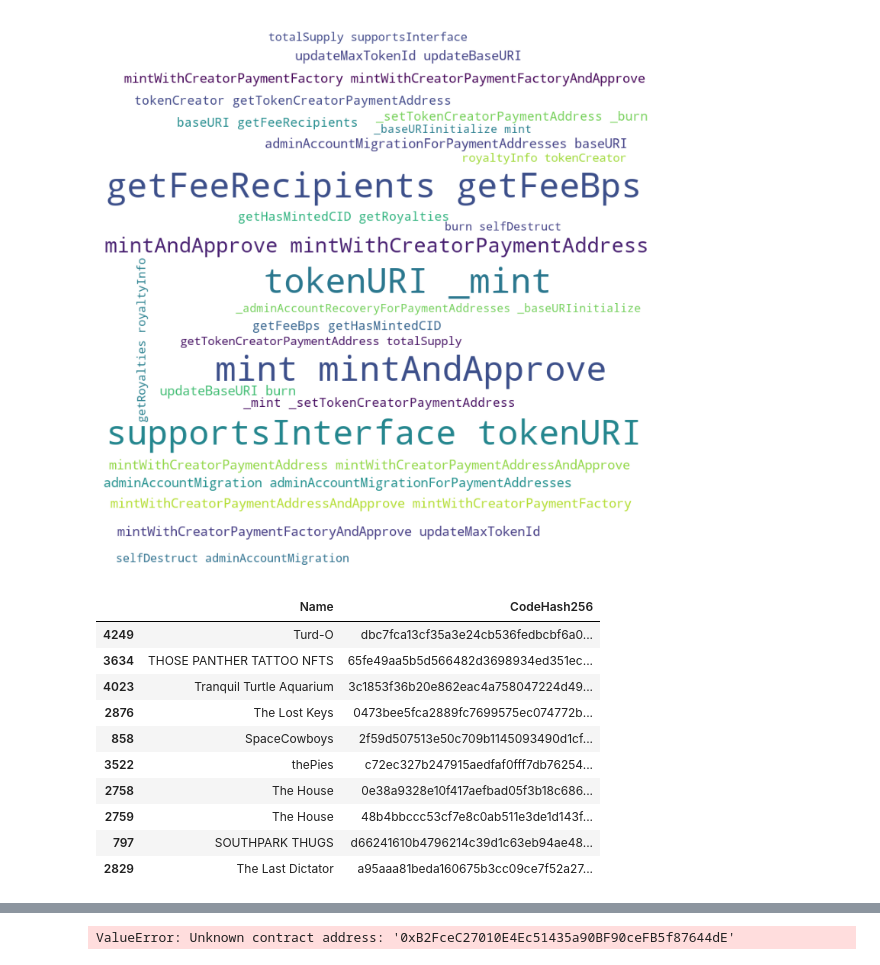
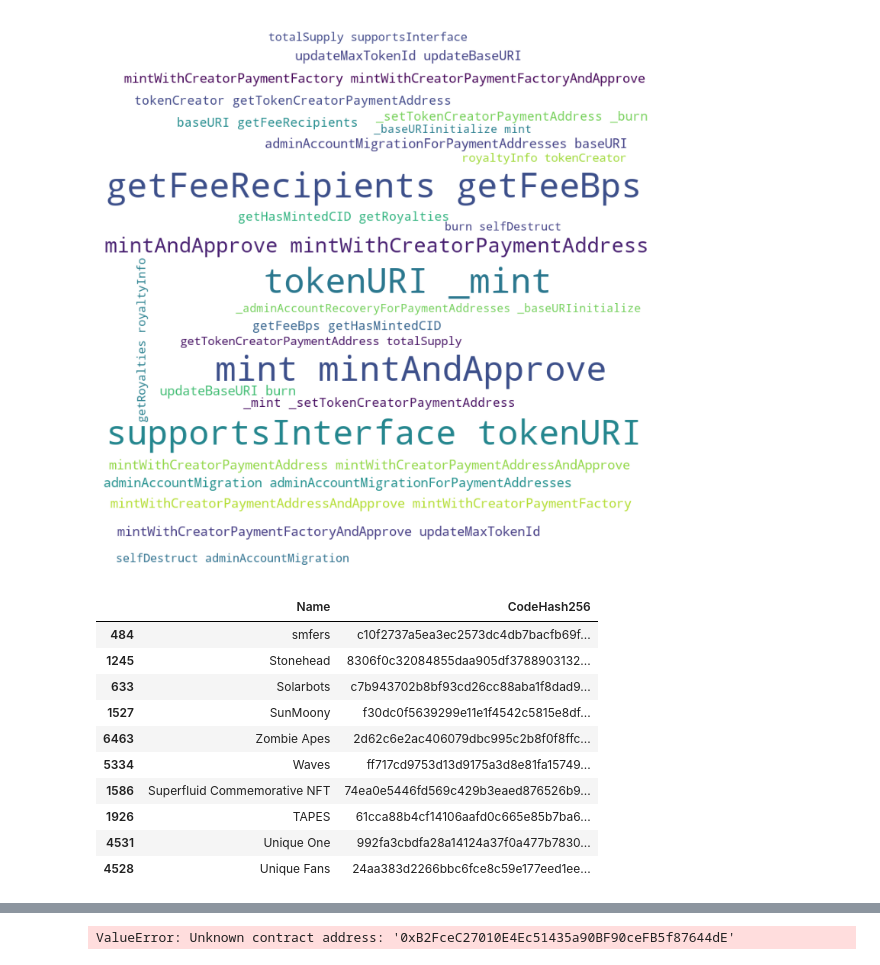
Before and after one commit to alexfrancow/nfts_research, a Jupyter notebook: Untitled.ipynb, the cells around one changed output, grey strips where cells are left out. Saved outputs shown, nothing was run; the diff lists cells and outputs as text; code cells hidden in the pictures.

```diff
--- a/Untitled.ipynb
+++ b/Untitled.ipynb
@@ -340,44 +370,69 @@ words = vectorizer.get_feature_names()
 
 # Compute cosine similarity between samples in X and Y.
 similarity_matrix = cosine_similarity(tfidf, tfidf)
 
 # Matrix product
 similarity_matrix
 
 # Instead of using fit_transform, you need to first fit
 # the new document to the TFIDF matrix corpus like this:
 queryTFIDF = TfidfVectorizer().fit(words)
 
 # We can check that using a new document text
-query = '''
+query = '''function mint( uint quantity, bytes calldata signature ) external payable {
+    require( quantity <= MAX_ORDER,             "FishyFam: order too big"             );
+    require( msg.value >= PRICE * quantity, "FishyFam: ether sent is not correct" );
+
+    uint max = msg.sender == whalePass ? WHALE_WALLET : MAX_WALLET;
+    require( _balances[ msg.sender ] + quantity <= max, "FishyFam: don't be greedy" );
+
+    uint supply = totalSupply();
+    require( supply + quantity <= MAX_SUPPLY, "FishyFam: mint/order exceeds supply" );
+
+    if( isMainsaleActive ){
+      //no-op
+    }
+    else if( isPresaleActive ){
+      verifySignature( quantity.toString(), signature );
+    }
+    else{
+      revert( "Sale is not active" );
+    }
+
+    unchecked{
+      for(uint i; i < quantity; ++i){
+        _mint( msg.sender, tokens.length );
+      }
+    }
+  }
 '''
 
 # Now we can 'transform' this vector into that matrix shape by using the transform function:
 queryTFIDF = queryTFIDF.transform([query])
 
 # As we transformed our query in a tfidf object
 # we can calculate the cosine similarity in comparison with
 # our pevious corpora
 cosine_similarities = cosine_similarity(queryTFIDF, tfidf).flatten()
 
 # Get most similar jobs based on next text
 related_product_indices = cosine_similarities.argsort()[:-11:-1]
 related_product_indices
 
 # Get Name column of related jobs
 df[['Name', 'CodeHash256']].iloc[related_product_indices]
 # %% [output]
 |  | Name | CodeHash256 |
-| 4249 | Turd-O | dbc7fca13cf35a3e24cb536fedbcbf6a0... |
-| 3634 | THOSE PANTHER TATTOO NFTS | 65fe49aa5b5d566482d3698934ed351ec... |
-| 4023 | Tranquil Turtle Aquarium | 3c1853f36b20e862eac4a758047224d49... |
-| 2876 | The Lost Keys | 0473bee5fca2889fc7699575ec074772b... |
-| 858 | SpaceCowboys | 2f59d507513e50c709b1145093490d1cf... |
-| 3522 | thePies | c72ec327b247915aedfaf0fff7db76254... |
-| 2758 | The House | 0e38a9328e10f417aefbad05f3b18c686... |
-| 2759 | The House | 48b4bbccc53cf7e8c0ab511e3de1d143f... |
-| 797 | SOUTHPARK THUGS | d66241610b4796214c39d1c63eb94ae48... |
-| 2829 | The Last Dictator | a95aaa81beda160675b3cc09ce7f52a27... |
+| 484 | smfers | c10f2737a5ea3ec2573dc4db7bacfb69f... |
+| 1245 | Stonehead | 8306f0c32084855daa905df3788903132... |
+| 633 | Solarbots | c7b943702b8bf93cd26cc88aba1f8dad9... |
+| 1527 | SunMoony | f30dc0f5639299e11e1f4542c5815e8df... |
+| 6463 | Zombie Apes | 2d62c6e2ac406079dbc995c2b8f0f8ffc... |
+| 5334 | Waves | ff717cd9753d13d9175a3d8e81fa15749... |
+| 1586 | Superfluid Commemorative NFT | 74ea0e5446fd569c429b3eaed876526b9... |
+| 1926 | TAPES | 61cca88b4cf14106aafd0c665e85b7ba6... |
+| 4531 | Unique One | 992fa3cbdfa28a14124a37f0a477b7830... |
+| 4528 | Unique Fans | 24aa383d2266bbc6fce8c59e177eed1ee... |
 # %%
 import pandas as pd
 #from solcx import install_solc
```
Also changed, not shown: parts of 13 cells of this notebook, 2 other files.
